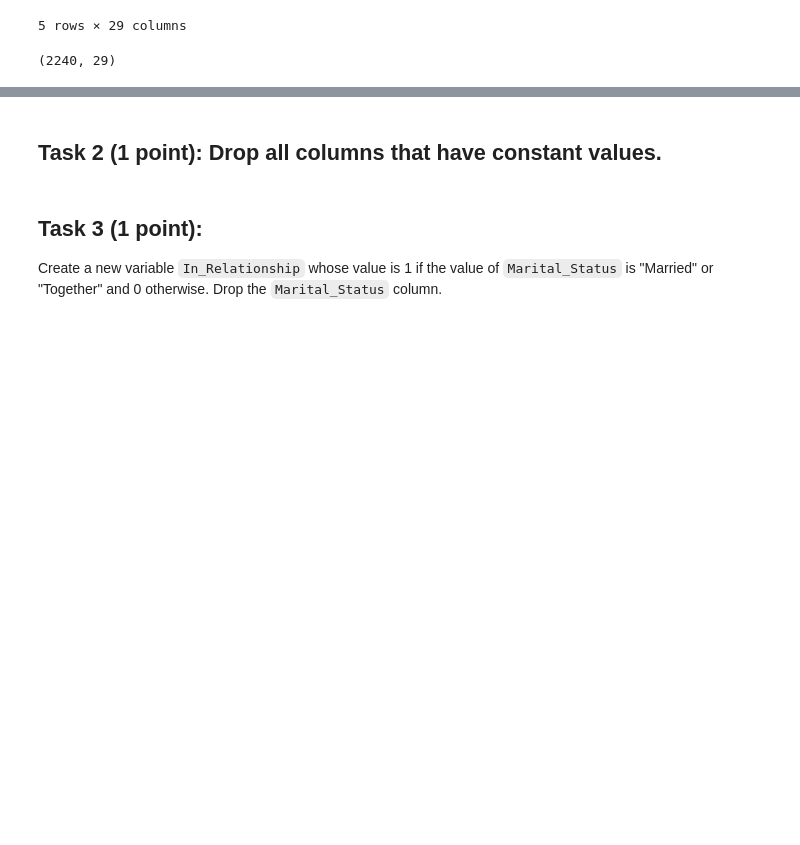
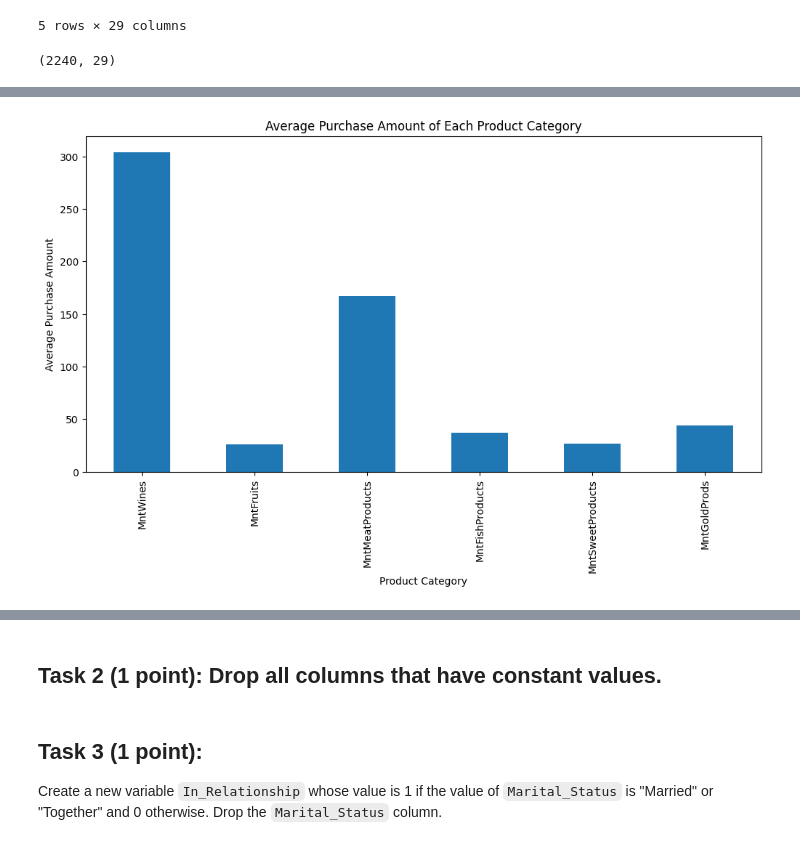
Before and after one commit to NakaFrozn/SI618, a Jupyter notebook: Assignments/Homework06/SI_618_Homework_06.ipynb, the cells around one changed output, grey strips where cells are left out. Cells and saved outputs as stored; diff of their text form; code cells hidden in the pictures; blank space fills up the shorter version.

```diff
--- a/Assignments/Homework06/SI_618_Homework_06.ipynb
+++ b/Assignments/Homework06/SI_618_Homework_06.ipynb
@@ -47,0 +161,7 @@ Insert your explanations and interpretations here. You may use multiple cells if
+# %%
+## Draw a pairplot for the purchase behaviour
+purchase_list = ['MntWines', 'MntFruits', 'MntMeatProducts', 'MntFishProducts', 'MntSweetProducts', 'MntGoldProds']
+num_list = ['Recency', 'NumWebPurchases', 'NumCatalogPurchases', 'NumStorePurchases', 'NumWebVisitsMonth', 'NumDealsPurchases']
+
+# Descriptive statistics
+marketing[purchase_list].describe()
@@ -47,0 +178,10 @@ Insert your explanations and interpretations here. You may use multiple cells if
+# %%
+## Draw a barplot for the average purchase amount of each product category
+plt.figure(figsize=(12, 6))
+marketing[purchase_list].mean().plot(kind='bar')
+plt.xlabel('Product Category')
+plt.ylabel('Average Purchase Amount')
+plt.title('Average Purchase Amount of Each Product Category')
+plt.show()
+# %% [output]
+[figure, added]
```
Also changed, not shown: parts of 38 cells of this notebook.
